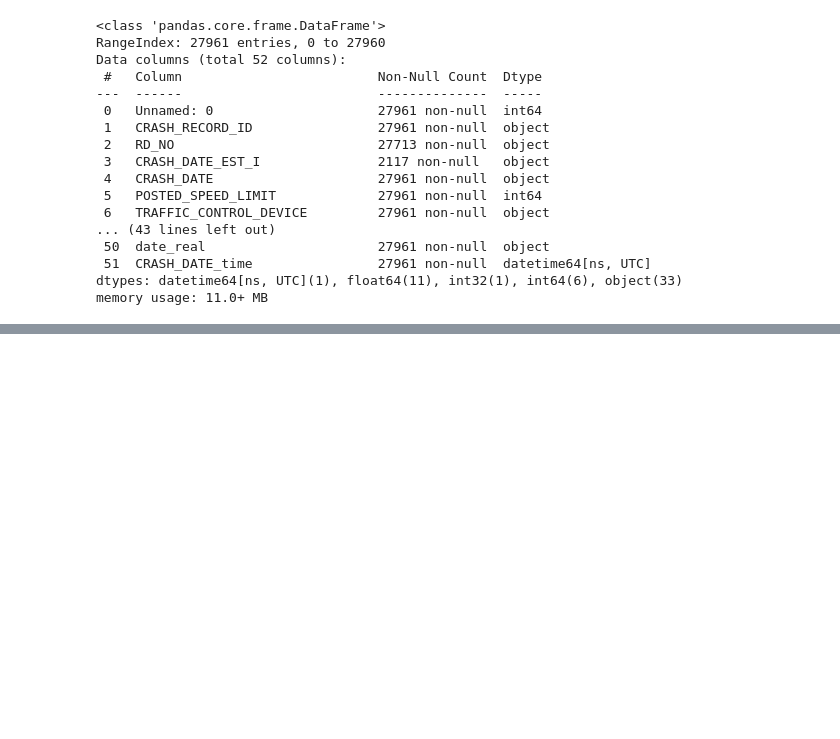
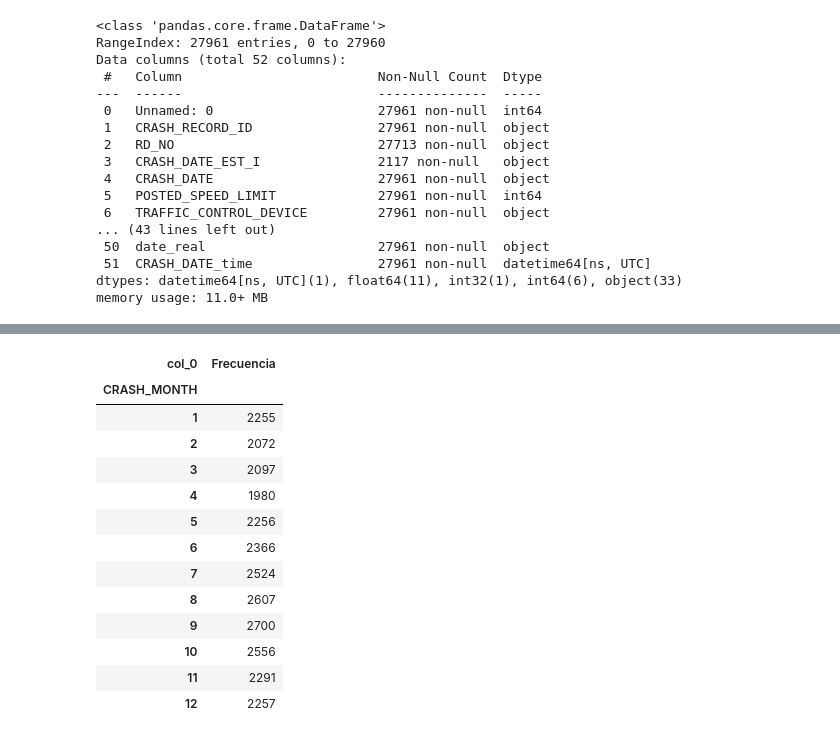
Before and after one commit to zzznavarrete/EDA, a Jupyter notebook: 3 - Transformacion de datos.ipynb, the cells around one changed output, grey strips where cells are left out. Drawn from its saved outputs; the diff is of its cells as text; code cells hidden in the pictures; blank space fills up the shorter version.

```diff
--- a/3 - Transformacion de datos.ipynb
+++ b/3 - Transformacion de datos.ipynb
@@ -110,0 +152,19 @@ px.scatter_mapbox(df_chicago, lat='LATITUDE', lon='LONGITUDE', color='CRASH_HOUR
+# %%
+# Visualizo la frecuencia por choque por mes
+tab = pd.crosstab(index=df_chicago['CRASH_MONTH'], columns='Frecuencia')
+tab
+# %% [output]
+| col_0 | Frecuencia |
+| CRASH_MONTH |  |
+| 1 | 2255 |
+| 2 | 2072 |
+| 3 | 2097 |
+| 4 | 1980 |
+| 5 | 2256 |
+| 6 | 2366 |
+| 7 | 2524 |
+| 8 | 2607 |
+| 9 | 2700 |
+| 10 | 2556 |
+| 11 | 2291 |
+| 12 | 2257 |
```
Also changed, not shown: parts of 9 cells of this notebook.
